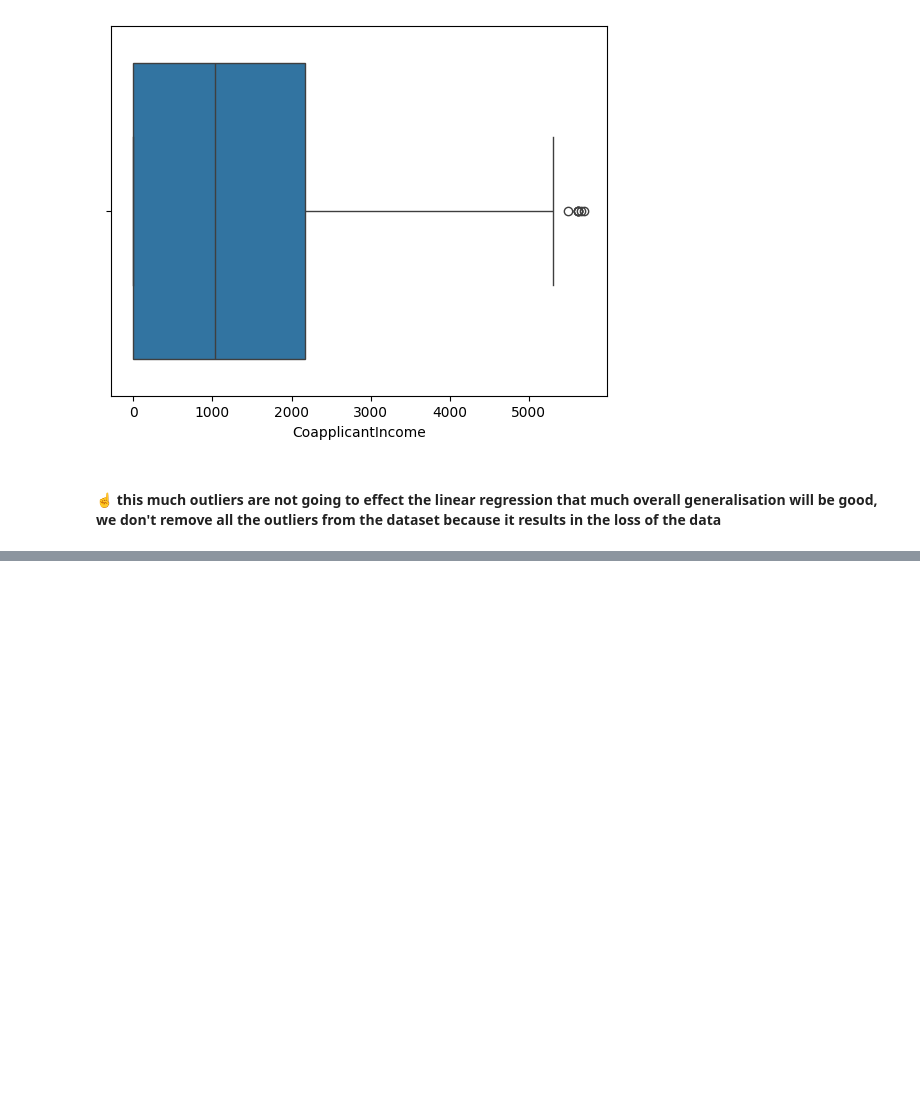
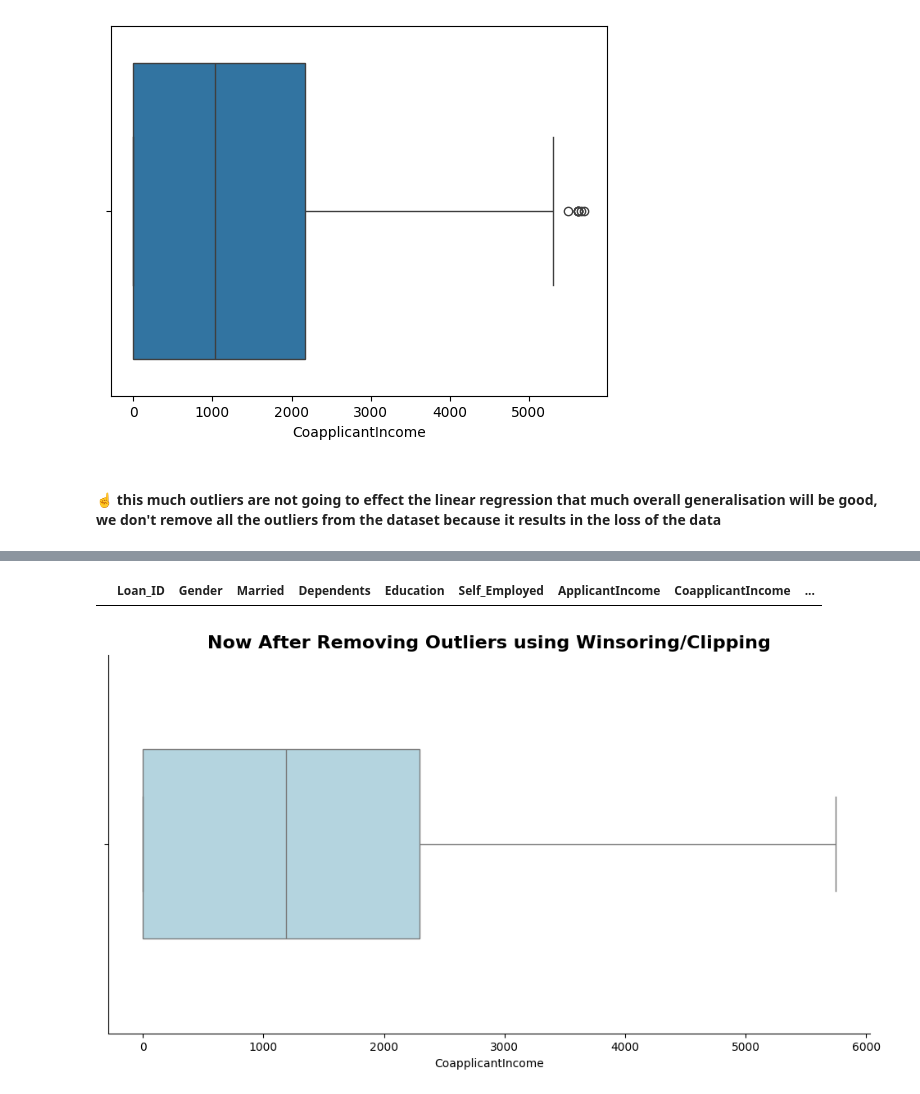
Before and after one commit to Akash123-cyber/ML-Journey, a Jupyter notebook: 4.1_IQR_Outlier_handling.ipynb, the cells around one changed output, grey strips where cells are left out. Saved outputs shown, nothing was run; the diff lists cells and outputs as text; code cells hidden in the pictures; blank space fills up the shorter version.

```diff
--- a/4.1_IQR_Outlier_handling.ipynb
+++ b/4.1_IQR_Outlier_handling.ipynb
@@ -344,0 +400,25 @@ plt.show()
+# %%
+# now applying the capping using the above given method by np.where
+
+dataset["CoapplicantIncome"] = np.where(dataset['CoapplicantIncome'] > upper_bound, upper_bound,
+                                        np.where(dataset['CoapplicantIncome'] < lower_bound, lower_bound, dataset["CoapplicantIncome"]))
+
+# a freindly reminder don't pass a pandas dataframe in np.where as np is all about series
+# %%
+dataset[dataset["CoapplicantIncome"] > upper_bound]
+# %% [output]
+|  | Loan_ID | Gender | Married | Dependents | Education | Self_Employed | ApplicantIncome | CoapplicantIncome | ... |
+# %%
+# now checking for the outliers
+plt.figure(figsize = (12,6))
+plt.title("Now After Removing Outliers using Winsoring/Clipping", fontweight = 'bold', fontsize = 16)
+sns.boxplot(
+    x = "CoapplicantIncome",
+    data = dataset,
+    width = 0.5,
+    color = 'lightblue',
+)
+sns.despine()
+plt.show()
+# %% [output]
+[figure, added]
```
Also changed, not shown: parts of 6 cells of this notebook.
